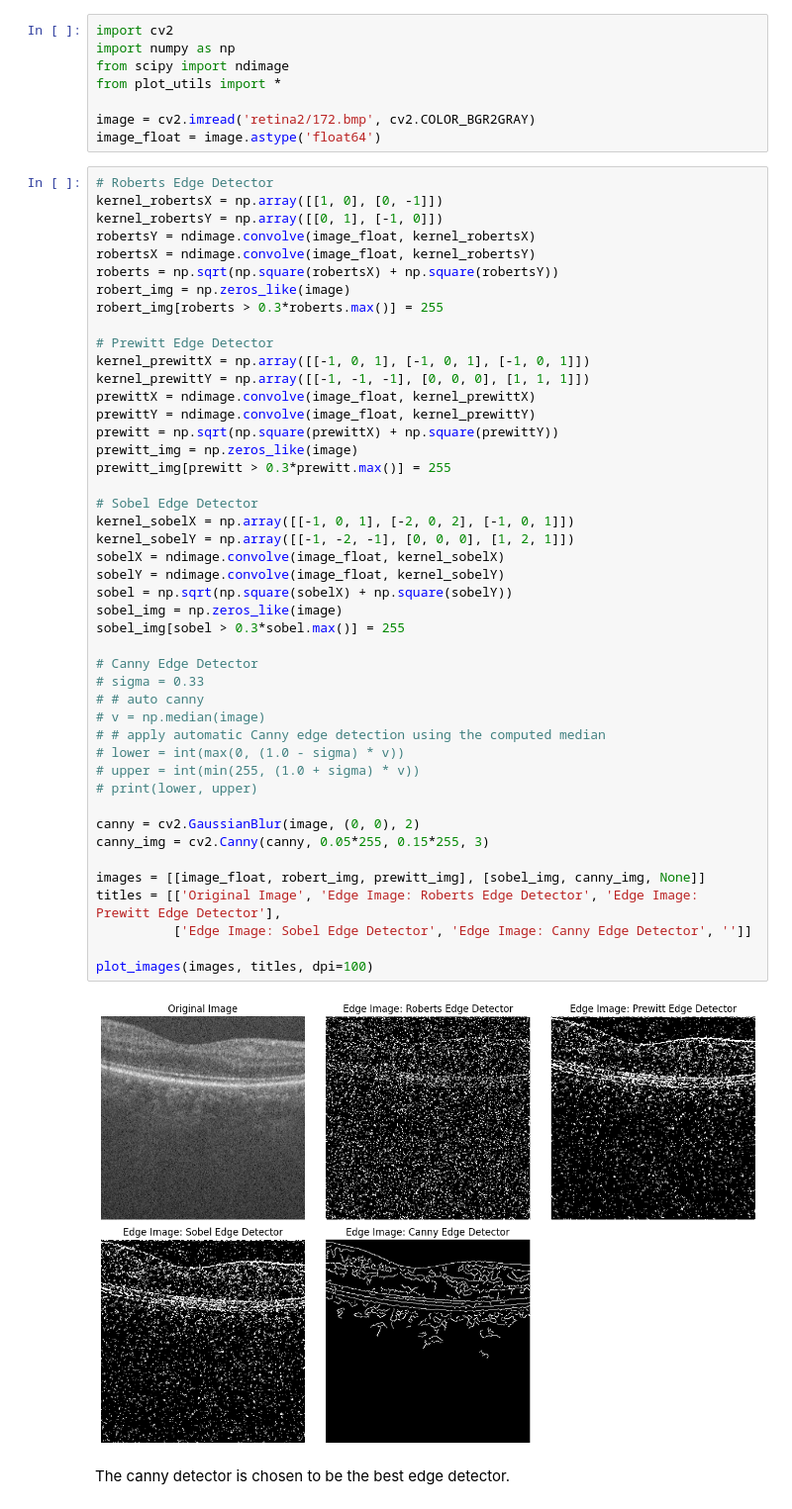
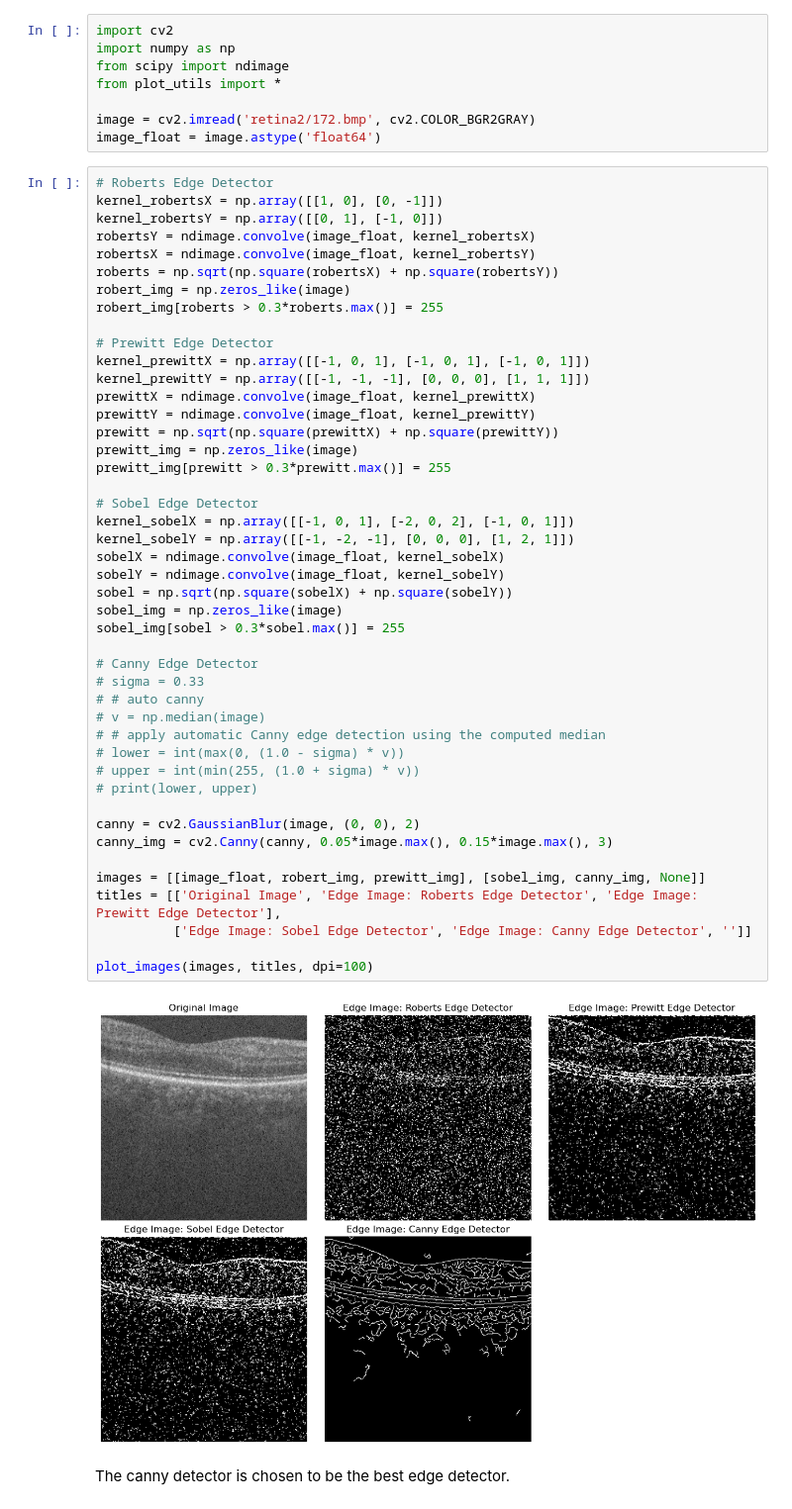
Before and after one commit to leephilipx/intelligent-system-design, a Jupyter notebook: part2/final_q1.ipynb, the cells around one changed output. Shown at 99% size. Drawn from its saved outputs; the diff is of its cells as text.

```diff
--- a/part2/final_q1.ipynb
+++ b/part2/final_q1.ipynb
@@ -46,5 +46,5 @@ sobel_img[sobel > 0.3*sobel.max()] = 255
 # print(lower, upper)
 
 canny = cv2.GaussianBlur(image, (0, 0), 2)
-canny_img = cv2.Canny(canny, 0.05*255, 0.15*255, 3)
+canny_img = cv2.Canny(canny, 0.05*image.max(), 0.15*image.max(), 3)
 
@@ -52,8 +52,8 @@
 titles = [['Original Image', 'Edge Image: Roberts Edge Detector', 'Edge Image: Prewitt Edge Detector'],
           ['Edge Image: Sobel Edge Detector', 'Edge Image: Canny Edge Detector', '']]
 
 plot_images(images, titles, dpi=100)
 # %% [output]
-[figure, old version]
+[figure, new version]
 # %% [markdown]
 The canny detector is chosen to be the best edge detector.
```
Also changed, not shown: 1 other file.
